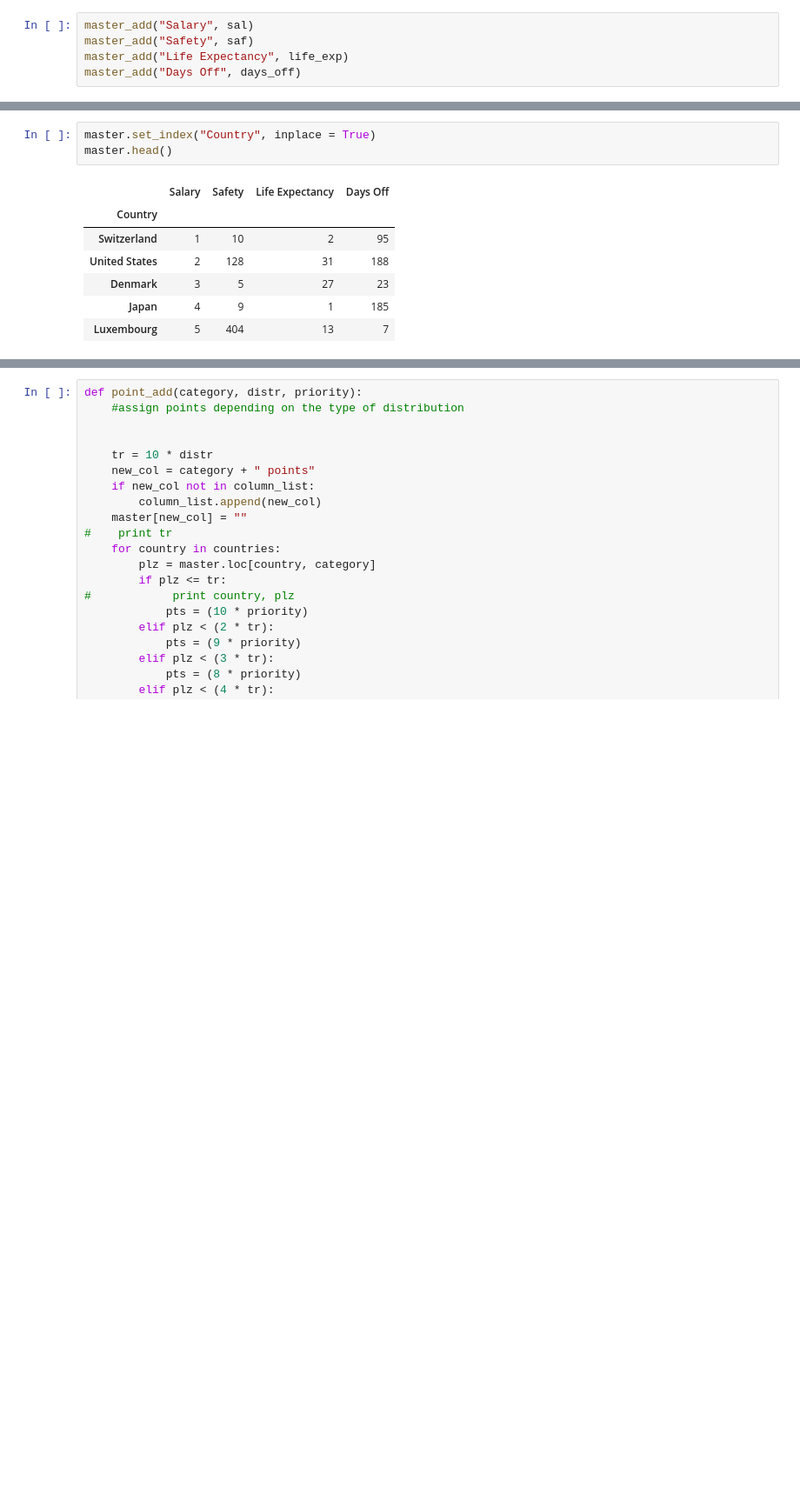
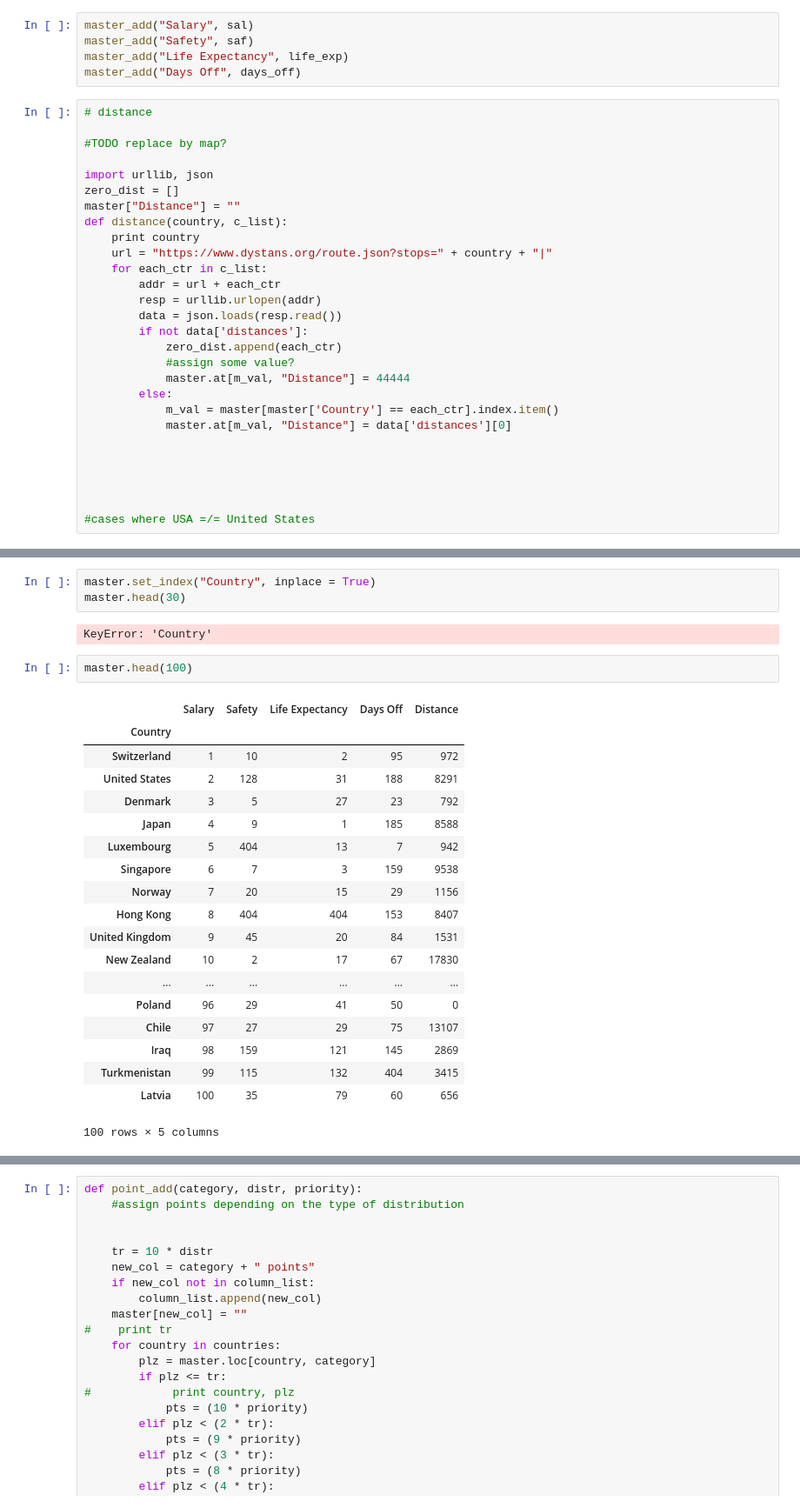
Before and after one commit to mik0why/PlaceToLive, a Jupyter notebook: Salary_Notebook.ipynb, the cells around one changed output, grey strips where cells are left out. Shown at 87% size. Drawn from its saved outputs; the diff is of its cells as text; blank space fills up the shorter version.

Commit message:
Adding distance points to the ds

```diff
--- a/Salary_Notebook.ipynb
+++ b/Salary_Notebook.ipynb
@@ -127,3 +127,31 @@ master_add("Salary", sal)
 master_add("Safety", saf)
 master_add("Life Expectancy", life_exp)
 master_add("Days Off", days_off)
+# %%
+# distance
+
+#TODO replace by map?
+
+import urllib, json
+zero_dist = []
+master["Distance"] = ""
+def distance(country, c_list):
+    print country
+    url = "https://www.dystans.org/route.json?stops=" + country + "|"
+    for each_ctr in c_list:
+        addr = url + each_ctr
+        resp = urllib.urlopen(addr)
+        data = json.loads(resp.read())
+        if not data['distances']:
+            zero_dist.append(each_ctr)
+            #assign some value?
+            master.at[m_val, "Distance"] = 44444
+        else:
+            m_val = master[master['Country'] == each_ctr].index.item()
+            master.at[m_val, "Distance"] = data['distances'][0]
+
+
+
+
+
+#cases where USA =/= United States
@@ -130,11 +198,27 @@ master_add("Days Off", days_off)
 # %%
 master.set_index("Country", inplace = True)
-master.head()
+master.head(30)
 # %% [output]
-|  | Salary | Safety | Life Expectancy | Days Off |
-| Country |  |  |  |  |
-| Switzerland | 1 | 10 | 2 | 95 |
-| United States | 2 | 128 | 31 | 188 |
-| Denmark | 3 | 5 | 27 | 23 |
-| Japan | 4 | 9 | 1 | 185 |
-| Luxembourg | 5 | 404 | 13 | 7 |
+KeyError: 'Country'
+# %%
+master.head(100)
+# %% [output]
+|  | Salary | Safety | Life Expectancy | Days Off | Distance |
+| Country |  |  |  |  |  |
+| Switzerland | 1 | 10 | 2 | 95 | 972 |
+| United States | 2 | 128 | 31 | 188 | 8291 |
+| Denmark | 3 | 5 | 27 | 23 | 792 |
+| Japan | 4 | 9 | 1 | 185 | 8588 |
+| Luxembourg | 5 | 404 | 13 | 7 | 942 |
+| Singapore | 6 | 7 | 3 | 159 | 9538 |
+| Norway | 7 | 20 | 15 | 29 | 1156 |
+| Hong Kong | 8 | 404 | 404 | 153 | 8407 |
+| United Kingdom | 9 | 45 | 20 | 84 | 1531 |
+| New Zealand | 10 | 2 | 17 | 67 | 17830 |
+| ... | ... | ... | ... | ... | ... |
+| Poland | 96 | 29 | 41 | 50 | 0 |
+| Chile | 97 | 27 | 29 | 75 | 13107 |
+| Iraq | 98 | 159 | 121 | 145 | 2869 |
+| Turkmenistan | 99 | 115 | 132 | 404 | 3415 |
+| Latvia | 100 | 35 | 79 | 60 | 656 |
+100 rows × 5 columns
```
Also changed, not shown: parts of 7 cells of this notebook, 1 other file.
